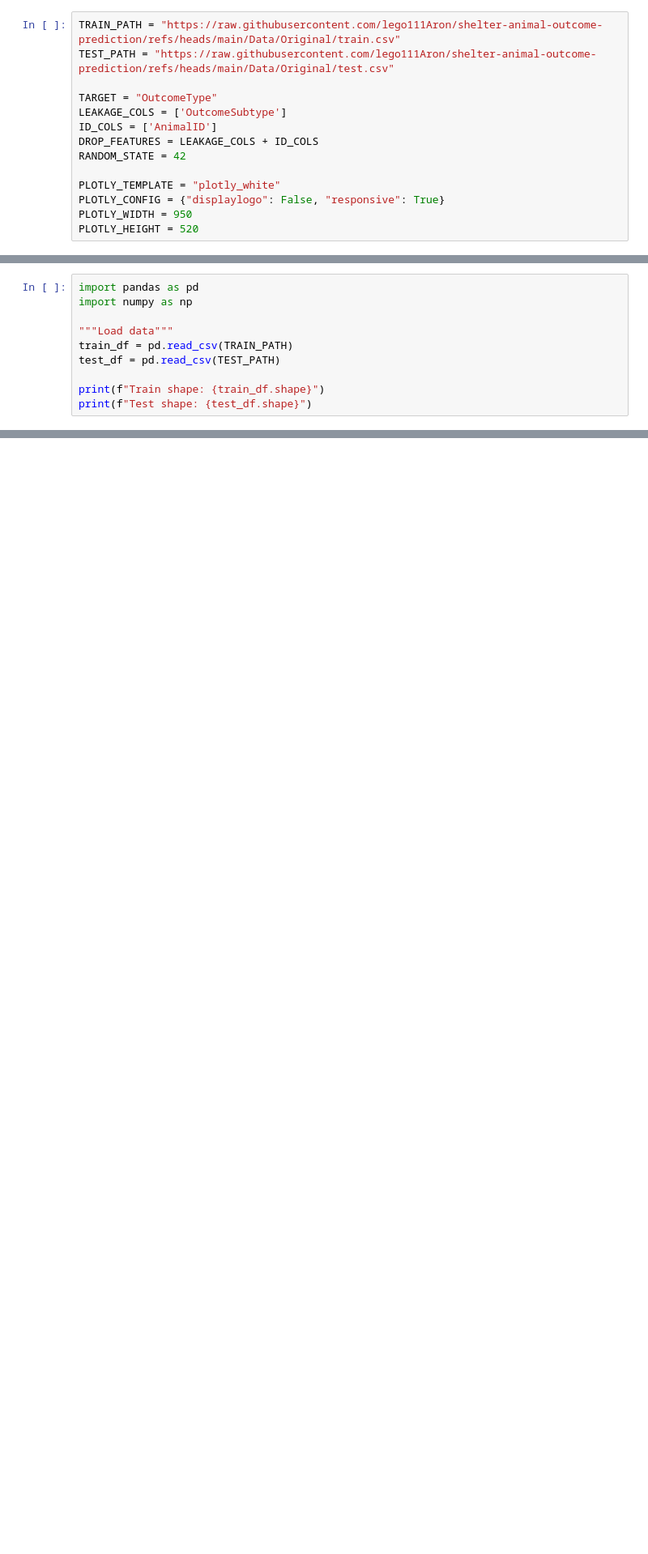
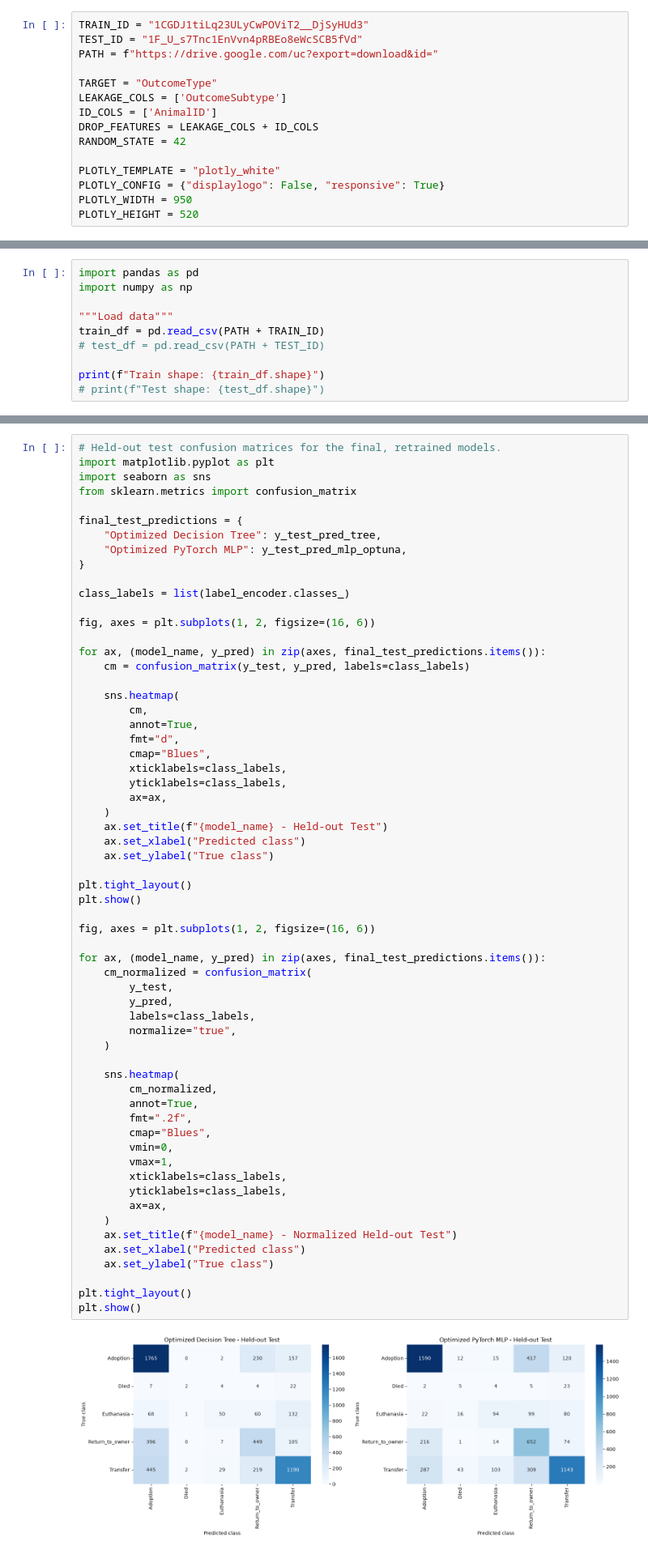
Before and after one commit to lego111Aron/shelter-animal-outcome-prediction, a Jupyter notebook: milestone-3/Milestone-3.ipynb, the cells around one changed output, grey strips where cells are left out. Shown at 81% size. Drawn from its saved outputs; the diff is of its cells as text; blank space fills up the shorter version.

```diff
--- a/milestone-3/Milestone-3.ipynb
+++ b/milestone-3/Milestone-3.ipynb
@@ -5,6 +7,7 @@
 # %%
-TRAIN_PATH = "https://raw.githubusercontent.com/lego111Aron/shelter-animal-outcome-prediction/refs/heads/main/Data/Original/train.csv"
-TEST_PATH = "https://raw.githubusercontent.com/lego111Aron/shelter-animal-outcome-prediction/refs/heads/main/Data/Original/test.csv"
+TRAIN_ID = "1CGDJ1tiLq23ULyCwPOViT2__DjSyHUd3"
+TEST_ID = "1F_U_s7Tnc1EnVvn4pRBEo8eWcSCB5fVd"
+PATH = f"https://drive.google.com/uc?export=download&id="
 
 TARGET = "OutcomeType"
 LEAKAGE_COLS = ['OutcomeSubtype']
@@ -23,10 +26,10 @@ import pandas as pd
 import numpy as np
 
 """Load data"""
-train_df = pd.read_csv(TRAIN_PATH)
-test_df = pd.read_csv(TEST_PATH)
+train_df = pd.read_csv(PATH + TRAIN_ID)
+# test_df = pd.read_csv(PATH + TEST_ID)
 
 print(f"Train shape: {train_df.shape}")
-print(f"Test shape: {test_df.shape}")
+# print(f"Test shape: {test_df.shape}")
 # %% [output]
 Train shape: (26729, 10)
@@ -1584,0 +1822,63 @@ plt.show()
+# %%
+# Held-out test confusion matrices for the final, retrained models.
+import matplotlib.pyplot as plt
+import seaborn as sns
+from sklearn.metrics import confusion_matrix
+
+final_test_predictions = {
+    "Optimized Decision Tree": y_test_pred_tree,
+    "Optimized PyTorch MLP": y_test_pred_mlp_optuna,
+}
+
+class_labels = list(label_encoder.classes_)
+
+fig, axes = plt.subplots(1, 2, figsize=(16, 6))
+
+for ax, (model_name, y_pred) in zip(axes, final_test_predictions.items()):
+    cm = confusion_matrix(y_test, y_pred, labels=class_labels)
+
+    sns.heatmap(
+        cm,
+        annot=True,
+        fmt="d",
+        cmap="Blues",
+        xticklabels=class_labels,
+        yticklabels=class_labels,
+        ax=ax,
+    )
+    ax.set_title(f"{model_name} - Held-out Test")
+    ax.set_xlabel("Predicted class")
+    ax.set_ylabel("True class")
+
+plt.tight_layout()
+plt.show()
+
+fig, axes = plt.subplots(1, 2, figsize=(16, 6))
+
+for ax, (model_name, y_pred) in zip(axes, final_test_predictions.items()):
+    cm_normalized = confusion_matrix(
+        y_test,
+        y_pred,
+        labels=class_labels,
+        normalize="true",
+    )
+
+    sns.heatmap(
+        cm_normalized,
+        annot=True,
+        fmt=".2f",
+        cmap="Blues",
+        vmin=0,
+        vmax=1,
+        xticklabels=class_labels,
+        yticklabels=class_labels,
+        ax=ax,
+    )
+    ax.set_title(f"{model_name} - Normalized Held-out Test")
+    ax.set_xlabel("Predicted class")
+    ax.set_ylabel("True class")
+
+plt.tight_layout()
+plt.show()
+# %% [output]
+[figure, added]
```
Also changed, not shown: parts of 26 cells of this notebook.
